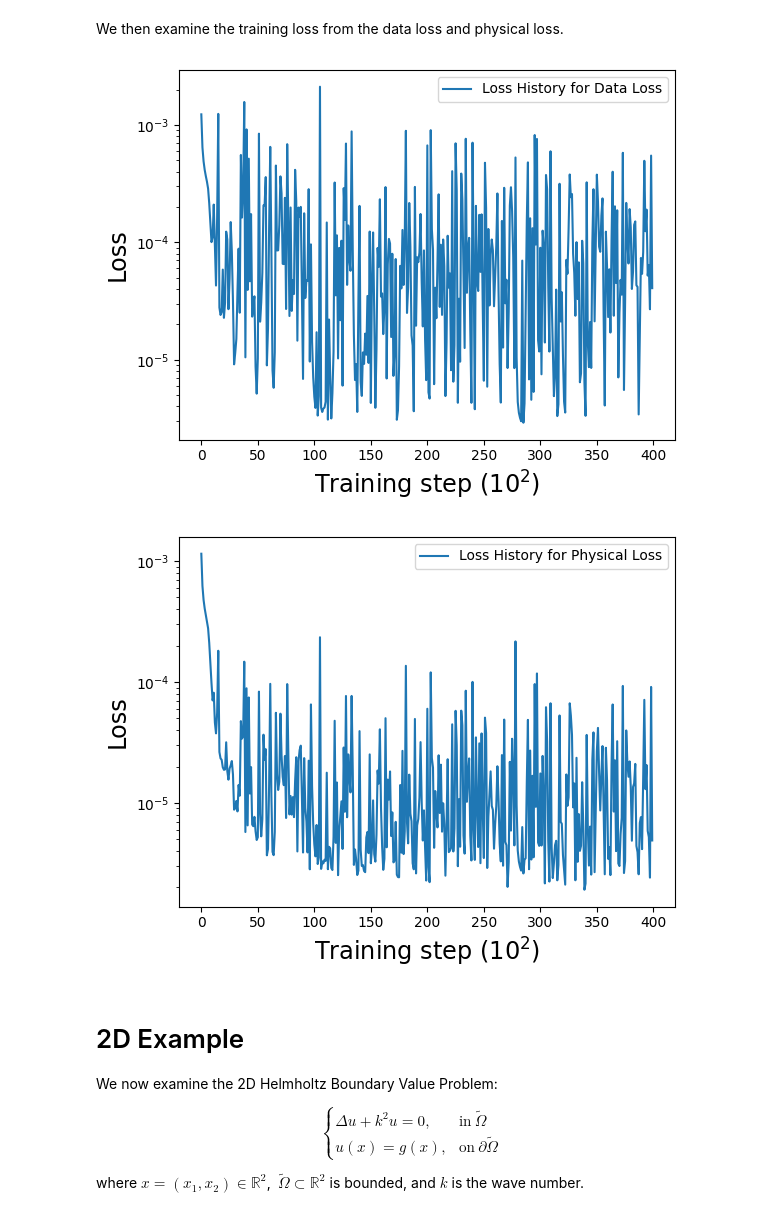
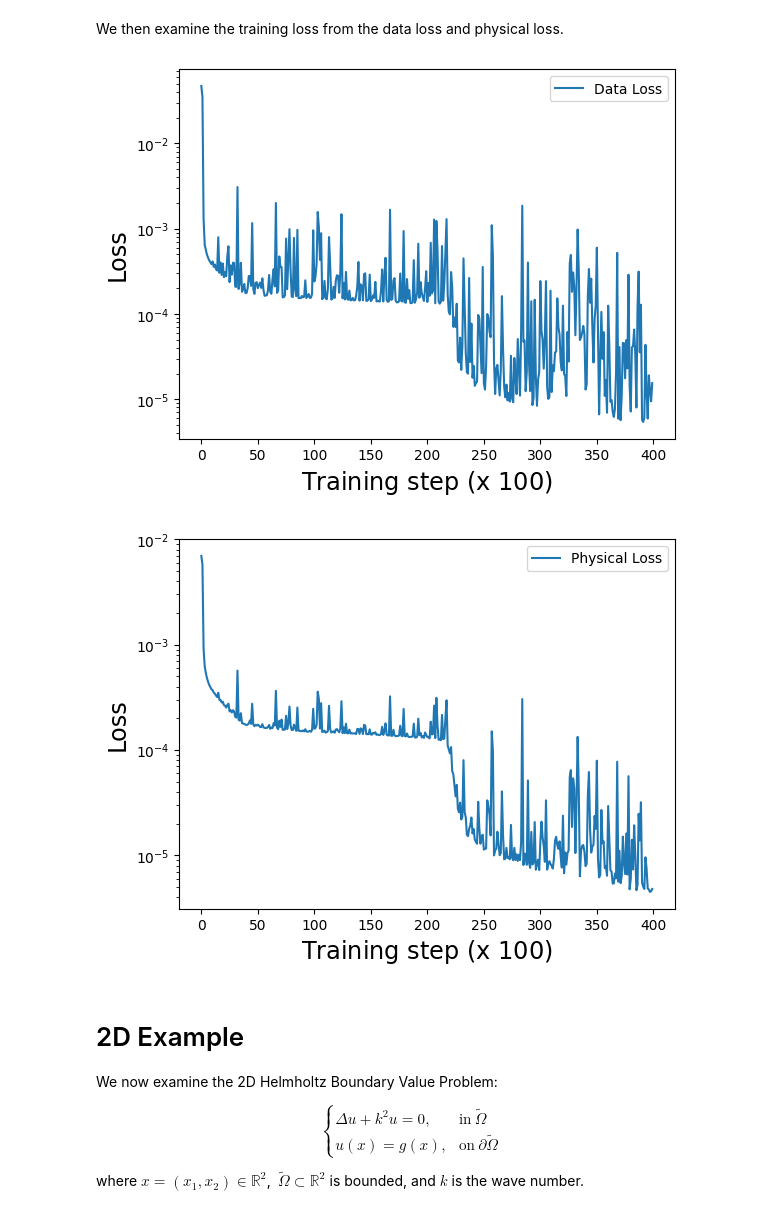
Before and after one commit to LevBahn/Gross-Pitaevskii-Eigenvalue-problem, a Jupyter notebook: Tutorials/PINNs.ipynb, the cells around one changed output. Cells and saved outputs as stored; diff of their text form; code cells hidden in the pictures.

```diff
--- a/Tutorials/PINNs.ipynb
+++ b/Tutorials/PINNs.ipynb
@@ -401,0 +294,41 @@ interactive(children=(IntSlider(value=0, description='Training step', max=39999,
+# %%
+# Collocation point setup
+col_pts = torch.linspace(0, 30, 50).view(-1, 1).requires_grad_(True)  # Sample locations over the domain
+lam = 0.1
+
+# Store loss history and predictions
+loss_history = []
+loss2_history = []
+predictions = []
+
+for i in range(40000):
+    optimizer.zero_grad() # Zero out the gradients
+
+    # Compute the data loss (MSE between predicted and actual data)
+    yh = model(x_data)
+    loss1 = torch.mean((yh - y_data) ** 2)  # Use mean squared error
+
+    # Compute the physical loss (PDE residual)
+    yhp = model(col_pts)
+    dx = torch.autograd.grad(yhp, col_pts, torch.ones_like(yhp), create_graph=True)[0]
+    residual = (dx + lam * yhp - torch.sin(np.pi * col_pts / 2))
+    loss2 = (6e-2) * (torch.mean(residual ** 2))
+
+    # Combine the data and physical loss
+    loss = loss1 + loss2 # Total loss = data loss + physical loss
+    loss.backward() # Backpropagate the total loss
+    optimizer.step() # Update the model parameters
+
+    # Store loss every 100 iterations and predictions every 5000 iterations
+    if (i + 1) % 100 == 0:
+        loss_history.append(loss.detach())
+        loss2_history.append(loss2.detach())
+
+        yh = model(x).detach()
+        cp = col_pts.detach()
+        plot_result_NN(x,y,x_data,y_data,yh,cp)
+
+        if (i+1) % 6000 == 0:
+          plt.show()
+        else:
+          plt.close("all")
@@ -403,24 +343,24 @@ interactive(children=(IntSlider(value=0, description='Training step', max=39999,
 We then examine the training loss from the data loss and physical loss.
 # %%
 fig12 = plt.figure()
-plt.plot(loss_history, label='Loss History for Data Loss')
-plt.xlabel('Training step ($10^2$)', fontsize="xx-large")
+plt.plot(loss_history, label='Data Loss')
+plt.xlabel('Training step (x $100$)', fontsize="xx-large")
 plt.ylabel('Loss', fontsize="xx-large")
 plt.yscale('log')
 plt.legend()
 plt.show()
 # %% [output]
-[figure, old version]
+[figure, new version]
 # %%
 fig13 = plt.figure()
-plt.plot(loss2_history, label="Loss History for Physical Loss")
-plt.xlabel('Training step ($10^2$)', fontsize="xx-large")
+plt.plot(loss2_history, label="Physical Loss")
+plt.xlabel('Training step (x $100$)', fontsize="xx-large")
 plt.ylabel('Loss', fontsize="xx-large")
 plt.yscale('log')
 plt.legend()
 plt.show()
 # %% [output]
-[figure, old version]
+[figure, new version]
 # %% [markdown]
 # 2D Example
 
```
Also changed, not shown: parts of 17 cells of this notebook, 5 other files.
